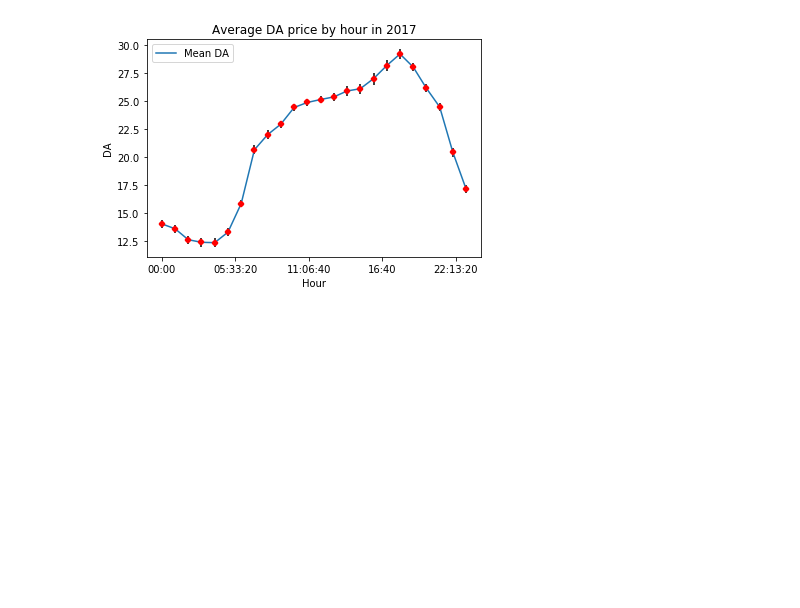
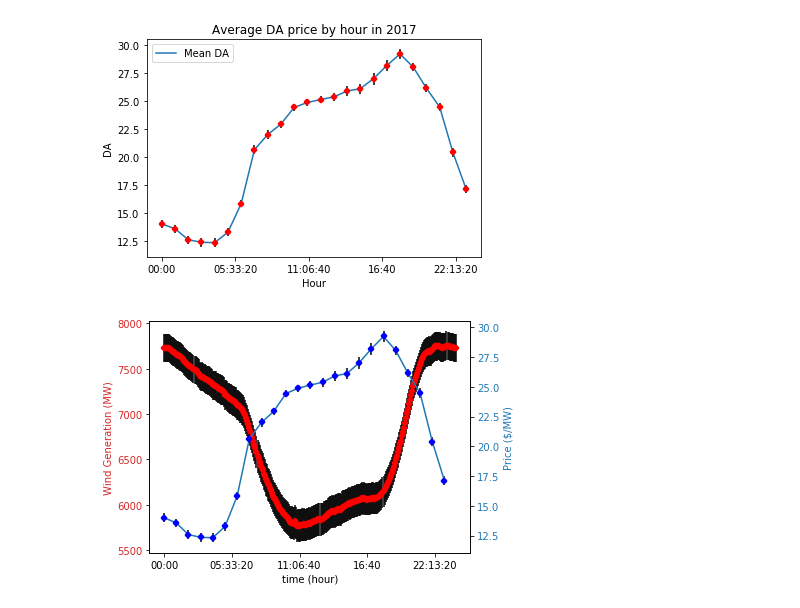
Before and after one commit to felipeascouto/energy, a Jupyter notebook: research_p1.ipynb, the cells around one changed output. Saved outputs shown, nothing was run; the diff lists cells and outputs as text; code cells hidden in the pictures; blank space fills up the shorter version.

Commit message:
wind vs DA by season

```diff
--- a/research_p1.ipynb
+++ b/research_p1.ipynb
@@ -163,0 +162,38 @@ def plot
+# %%
+def plot_dfs(df1, df2):
+
+    data1 = df1.groupby('Local Time')[[' Wind']].mean()
+    data2 = df2.groupby('Local Time')[['LMP']].mean()
+
+    data1['sem'] = df1.groupby('Local Time')[[' Wind']].sem()
+    data2['sem'] = df2.groupby('Local Time')[['LMP']].sem()
+
+    time = data1.index
+
+    fig, ax1 = plt.subplots()
+
+    color = 'tab:red'
+    ax1.set_xlabel('time (hour)')
+    ax1.set_ylabel('Wind Generation (MW)', color=color)
+    ax1.plot(time, data1[' Wind'], color=color)
+    ax1.tick_params(axis='y', labelcolor=color)
+    ax1.errorbar(time,data1[' Wind'], data1['sem'],
+                     marker='x', ecolor='black',mec='red', linestyle='None',ms=4, mew=4, label=None)
+
+    ax2 = ax1.twinx()  # instantiate a second axes that shares the same x-axis
+
+    time = data2.index
+
+    color = 'tab:blue'
+    ax2.set_ylabel('Price ($/MW)', color=color)  # we already handled the x-label with ax1
+    ax2.plot(time, data2['LMP'], color=color)
+    ax2.tick_params(axis='y', labelcolor=color)
+    ax2.errorbar(time,data2['LMP'], data2['sem'],
+                     marker='x', ecolor='black',mec='blue', linestyle='None',ms=4, mew=4, label=None)
+
+    fig.tight_layout()  # otherwise the right y-label is slightly clipped
+    plt.show()
+# %%
+plot_dfs(gen_mix, DA_price)
+# %% [output]
+[figure, added]
```
Also changed, not shown: parts of 5 cells of this notebook.
